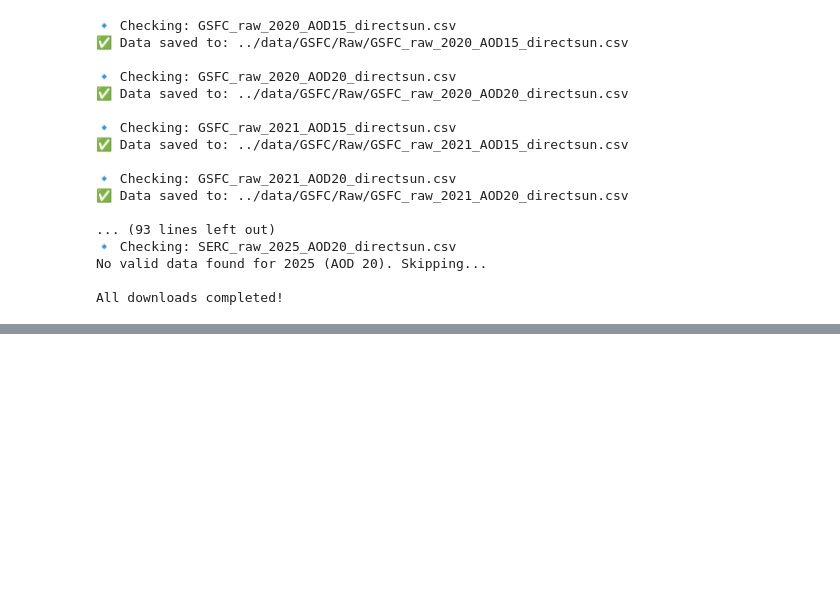
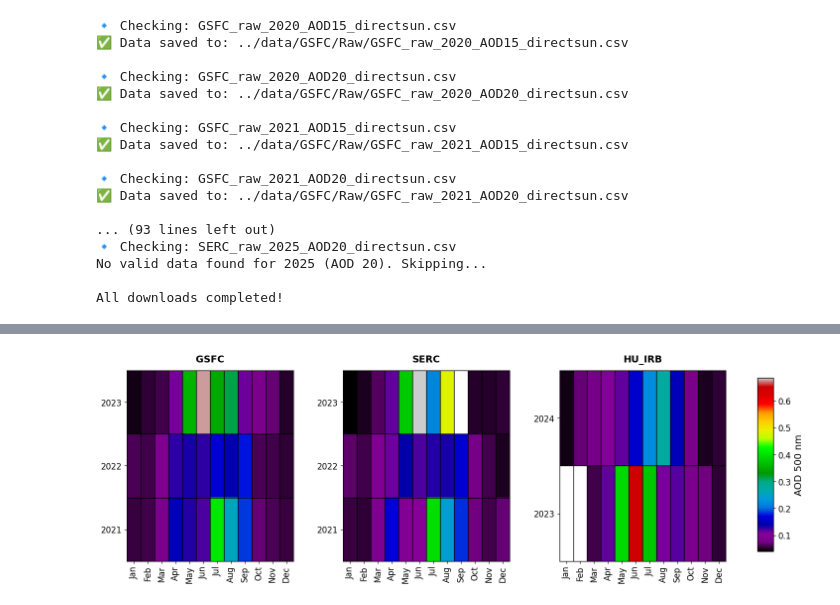
Before and after one commit to Ujjawal360/AOD, a Jupyter notebook: AOD/dataExtraction.ipynb, the cells around one changed output, grey strips where cells are left out. Drawn from its saved outputs; the diff is of its cells as text; code cells hidden in the pictures; blank space fills up the shorter version.

```diff
--- a/AOD/dataExtraction.ipynb
+++ b/AOD/dataExtraction.ipynb
@@ -226,0 +254,65 @@ Stats:
+# %%
+import pandas as pd
+import numpy as np
+import matplotlib.pyplot as plt
+from matplotlib.colors import Normalize
+
+site_years = {
+    "GSFC": [2021, 2022, 2023],
+        "HU_IRB": [2023, 2024],
+    "SERC": [2021, 2022, 2023]
+}
+
+months = ["Jan", "Feb", "Mar", "Apr", "May", "Jun", "Jul", "Aug", "Sep", "Oct", "Nov", "Dec"]
+
+pivots = {}
+vmin_global = np.inf
+vmax_global = -np.inf
+
+for site, years in site_years.items():
+    df = pd.read_csv(f"../data/{site}_AOD500_preprocessed.csv", parse_dates=["datetime"])
+    df = df.dropna(subset=["AOD_500nm"])
+    df["year"] = df["datetime"].dt.year
+    df["month"] = df["datetime"].dt.month
+    df = df[df["year"].isin(years)]
+
+    years_desc = sorted(years, reverse=True)
+    pivot = df.groupby(["year", "month"])["AOD_500nm"].mean().unstack(level=1)
+    pivot = pivot.reindex(index=years_desc, columns=range(1, 13))
+    pivots[site] = pivot
+
+    vmin_global = min(vmin_global, pivot.min().min())
+    vmax_global = max(vmax_global, pivot.max().max())
+
+fig, axes = plt.subplots(1, 3, figsize=(16, 5))
+norm = Normalize(vmin=vmin_global, vmax=vmax_global)
+
+for ax, (site, years) in zip(axes, site_years.items()):
+    years_desc = sorted(years, reverse=True)
+    pivot = pivots[site]
+
+    im = ax.imshow(pivot.values, aspect="auto", cmap="nipy_spectral", norm=norm)
+
+    ax.set_xticks(np.arange(12))
+    ax.set_xticklabels(months, rotation=90, fontsize=12)
+    ax.set_yticks(np.arange(len(years_desc)))
+    ax.set_yticklabels(years_desc, fontsize=12)
+
+    ax.set_xticks(np.arange(-0.5, 12, 1), minor=True)
+    ax.set_yticks(np.arange(-0.5, len(years_desc), 1), minor=True)
+    ax.grid(which="minor", color="black", linestyle="-", linewidth=1)
+    ax.tick_params(which="minor", bottom=False, left=False)
+
+    ax.set_title(site, fontsize=14, fontweight="bold", pad=12)
+
+cbar_ax = fig.add_axes([0.92, 0.15, 0.02, 0.7])
+cbar = fig.colorbar(im, cax=cbar_ax)
+cbar.set_label("AOD 500 nm", fontsize=14)
+cbar.ax.tick_params(labelsize=12)
+cbar.outline.set_linewidth(1)
+
+plt.subplots_adjust(right=0.88, wspace=0.3)
+plt.savefig("../data/AOD_monthly_heatmap.png", dpi=300, bbox_inches="tight")
+plt.show()
+# %% [output]
+[figure, added]
```
Also changed, not shown: parts of 2 cells of this notebook, 9 other files.
